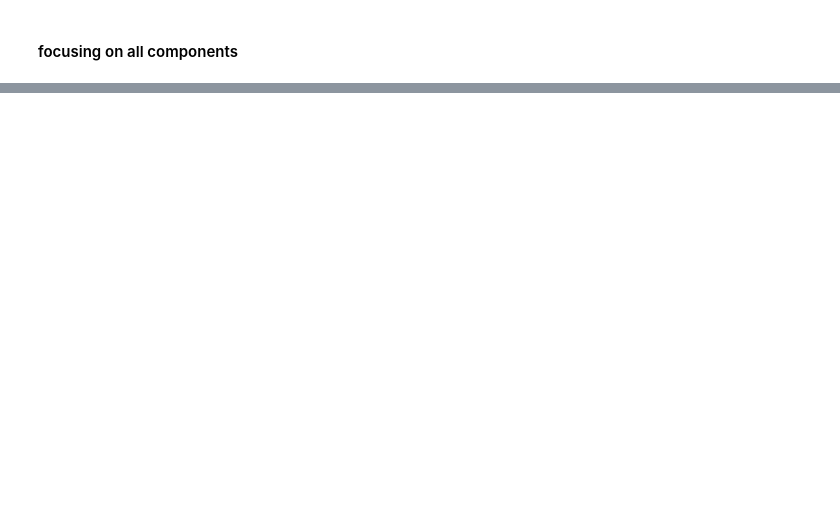
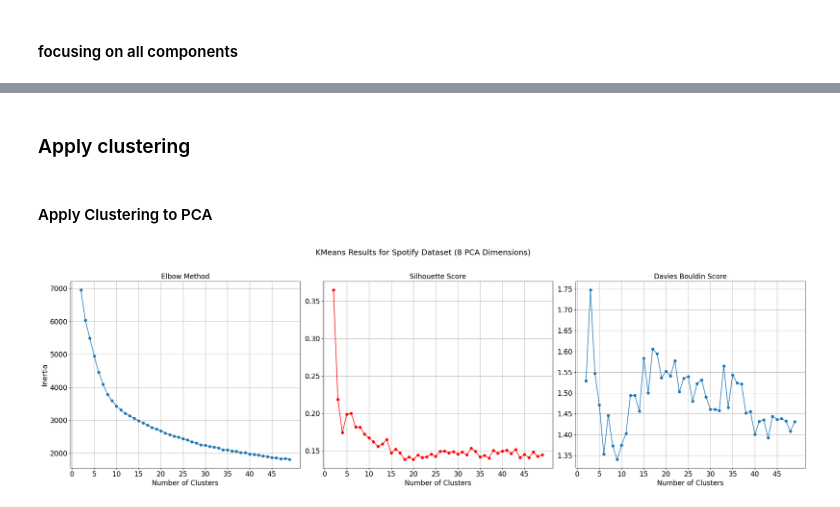
Before and after one commit to nico-medellin/Studying-the-Effects-of-Clustering-and-Dimension-Reduction-on-Neural-Network-Performance, a Jupyter notebook: Component_Analysis.ipynb, the cells around one changed output, grey strips where cells are left out. Drawn from its saved outputs; the diff is of its cells as text; code cells hidden in the pictures; blank space fills up the shorter version.

```diff
--- a/Component_Analysis.ipynb
+++ b/Component_Analysis.ipynb
@@ -470,0 +522,2 @@ plt.show()
+# %% [markdown]
+### Apply clustering
@@ -470,0 +719,23 @@ plt.show()
+# %% [markdown]
+#### Apply Clustering to PCA
+# %%
+### Apply clustering to the feature reduced PCA model. We will also only be looking at 9 components for the PCA model
+
+# Split the reduced dataset into training and test sets
+spotify_reduced_train, spotify_reduced_test = train_test_split(spotify_reduced_scaled, test_size=0.2, random_state=30)
+
+# Apply PCA on reduced dataset
+pca_reduced = PCA(n_components=9)
+spotify_pca_reduced_transformed = pca_reduced.fit_transform(spotify_reduced_train)
+# %%
+spotify_pca_kmeans_results = evaluate_kmeans_clustering(spotify_pca_reduced_transformed)
+
+plot_kmeans_scores(
+    k_values=spotify_pca_kmeans_results["k_values"],
+    inertia=spotify_pca_kmeans_results["inertia"],
+    silhouette=spotify_pca_kmeans_results["silhouette"],
+    db_scores=spotify_pca_kmeans_results["davies_bouldin"],
+    title="KMeans Results for Spotify Dataset (8 PCA Dimensions)"
+)
+# %% [output]
+[figure, added]
```
Also changed, not shown: parts of 51 cells of this notebook, 3 other files.
